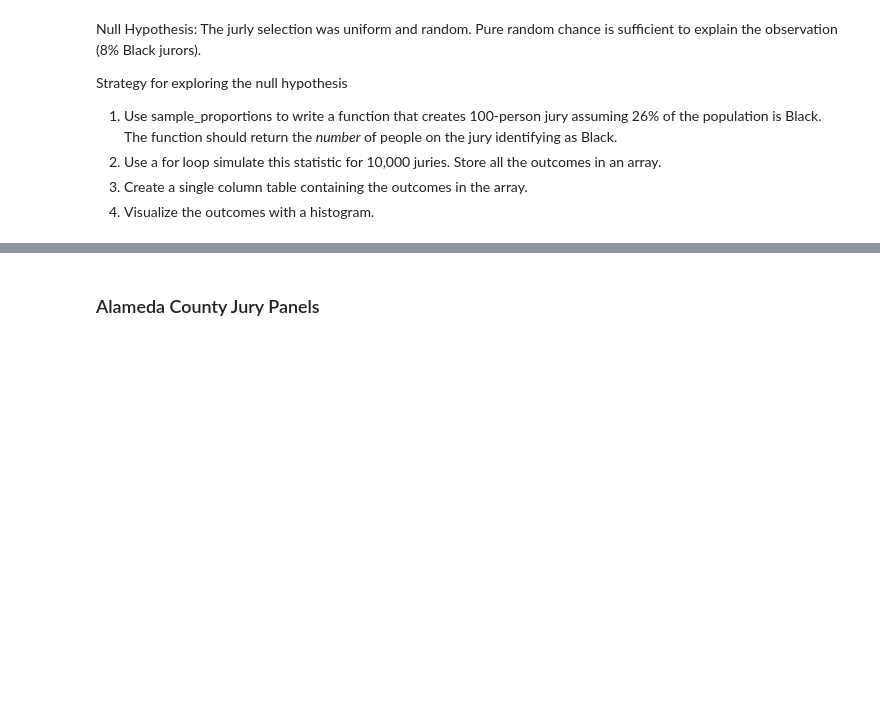
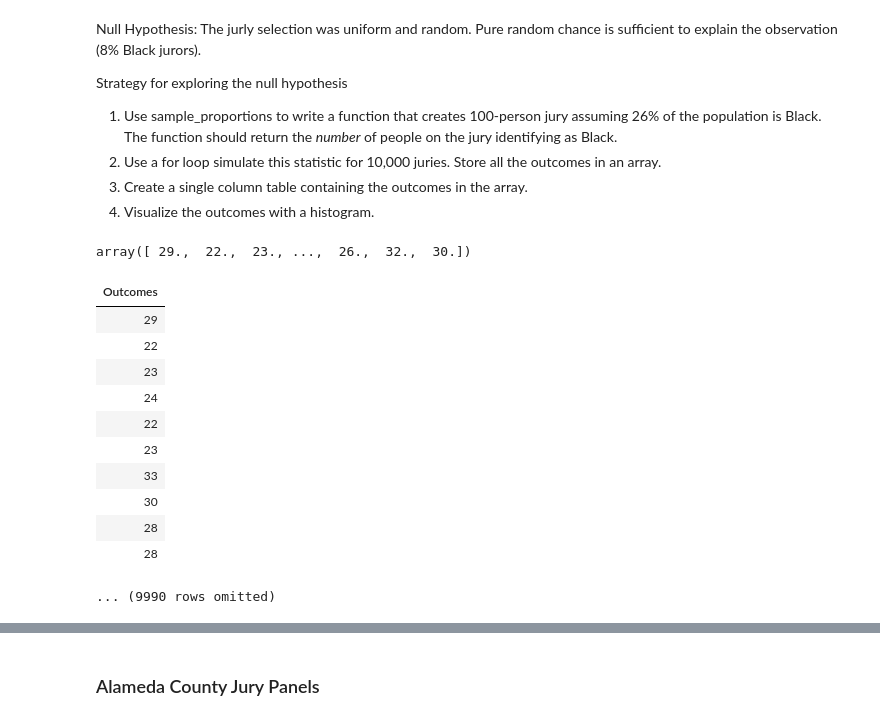
Before and after one commit to bwinterstein/Intro-Data, a Jupyter notebook: Lectures/models.ipynb, the cells around one changed output, grey strips where cells are left out. Saved outputs shown, nothing was run; the diff lists cells and outputs as text; code cells hidden in the pictures; blank space fills up the shorter version.

```diff
--- a/Lectures/models.ipynb
+++ b/Lectures/models.ipynb
@@ -21,7 +21,3 @@ Strategy for exploring the null hypothesis
 2. Use a for loop simulate this statistic for 10,000 juries. Store all the outcomes in an array.
 3. Create a single column table containing the outcomes in the array.
 4. Visualize the outcomes with a histogram.
-# %%
-# Step 1
-def talladega_jurors():
-    ...
@@ -30,6 +24,39 @@ def talladega_jurors():
+# %%
+# Step 1
+def talladega_jurors():
+    percentages = make_array(.26,.74)
+    dist_in_sample = sample_proportions(100,percentages)
+    numb_black_jurors = dist_in_sample.item(0) * 100
+    return numb_black_jurors
+# %%
+# Step 2
+outcomes = make_array()
+for i in range(10000):
+    result = talladega_jurors()
+    outcomes = np.append(outcomes,result)
+
+outcomes
+# %% [output]
+array([ 29.,  22.,  23., ...,  26.,  32.,  30.])
 # %%
 # Step 3
-jury_table = ...
+jury_table = Table().with_column(
+    "Outcomes", outcomes
+)
+jury_table
+# %% [output]
+| Outcomes |
+| 29 |
+| 22 |
+| 23 |
+| 24 |
+| 22 |
+| 23 |
+| 33 |
+| 30 |
+| 28 |
+| 28 |
+... (9990 rows omitted)
 # %%
 # Step 4 (already done)
 
```
Also changed, not shown: parts of 2 cells of this notebook, 1 other file.
